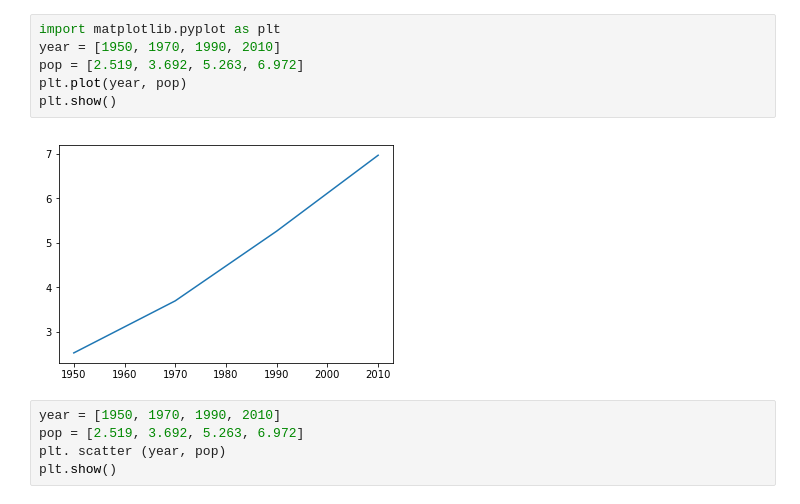
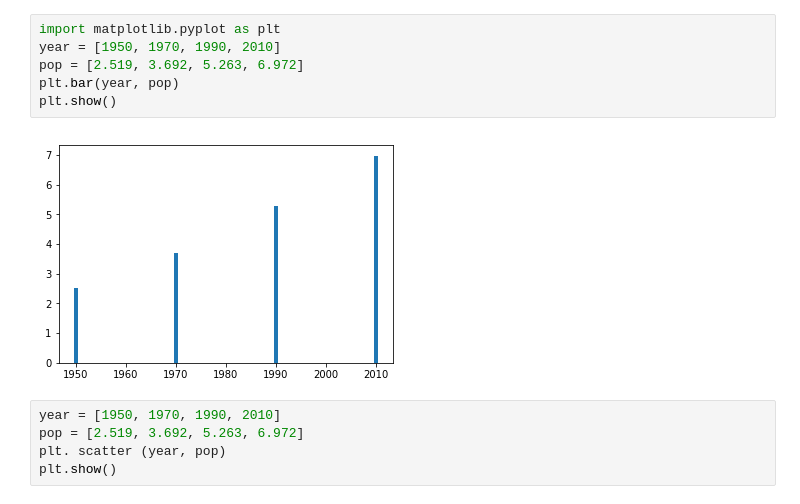
Before and after one commit to nodefluxio/MLID-workshop, a Jupyter notebook: Python for Data Science/1. Plot Dasar menggunakan matplotlib.ipynb, the cells around one changed output. Saved outputs shown, nothing was run; the diff lists cells and outputs as text.

```diff
--- a/Python for Data Science/1. Plot Dasar menggunakan matplotlib.ipynb
+++ b/Python for Data Science/1. Plot Dasar menggunakan matplotlib.ipynb
@@ -1,11 +1,11 @@
 # %%
 import matplotlib.pyplot as plt
 year = [1950, 1970, 1990, 2010]
 pop = [2.519, 3.692, 5.263, 6.972]
-plt.plot(year, pop)
+plt.bar(year, pop)
 plt.show()
 # %% [output]
-[figure, old version]
+[figure, new version]
 # %%
 year = [1950, 1970, 1990, 2010]
 pop = [2.519, 3.692, 5.263, 6.972]
```
Also changed, not shown: parts of 3 cells of this notebook.
